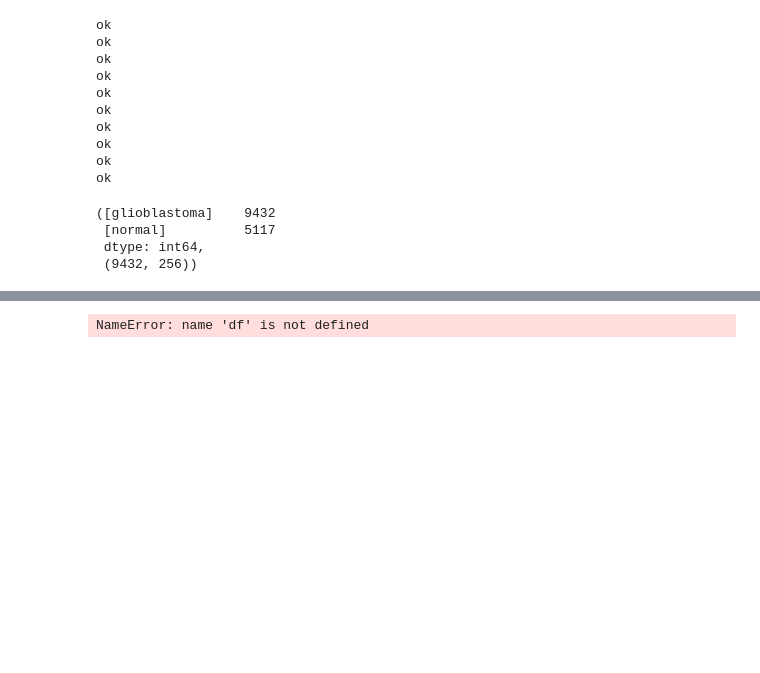
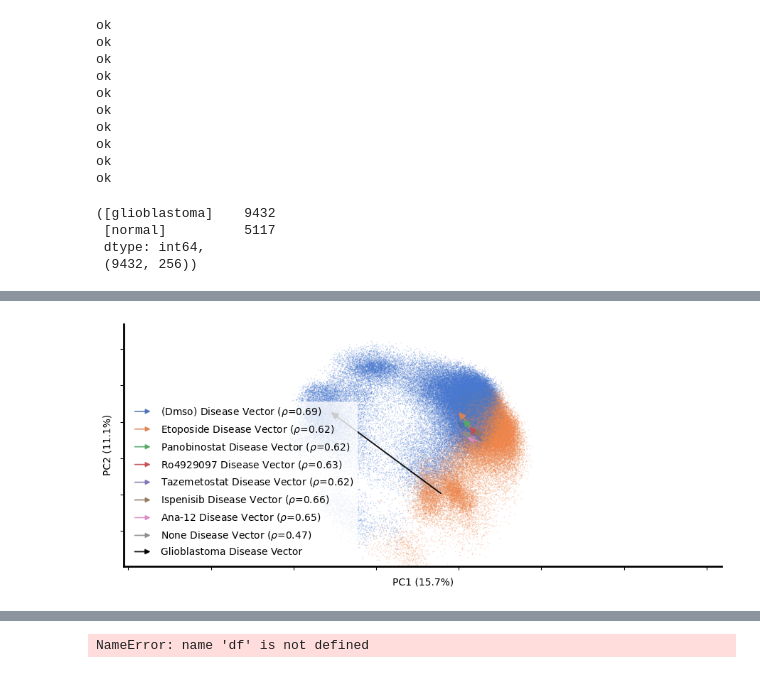
Before and after one commit to absentia-labs/disease-vectors, a Jupyter notebook: analysis/notebooks/glioblastoma_drug_screen.ipynb, the cells around one changed output, grey strips where cells are left out. Cells and saved outputs as stored; diff of their text form; code cells hidden in the pictures; blank space fills up the shorter version.

```diff
--- a/analysis/notebooks/glioblastoma_drug_screen.ipynb
+++ b/analysis/notebooks/glioblastoma_drug_screen.ipynb
@@ -199,0 +246,12 @@ centroid_study[['drug' ,'Disease Vector Position', 'Cosine Similarity of centroi
+# %%
+from sklearn.decomposition import PCA
+
+proj = PCA(n_components=2, whiten=True, svd_solver="full")
+df_cxg = pd.DataFrame({"embeddings": cxg_embeddings[0].tolist(), "disease": cxg_embeddings[2][:, 2]})
+#df_cxg.sample()
+#proj.fit(np.concatenate([np.array(df_g['embeddings'].tolist()), np.array(df_cxg['embeddings'].tolist())]))
+proj.fit(np.concatenate([np.array(df_g['embeddings'].tolist())]))
+#proj.fit(np.concatenate([np.array(df_cxg['embeddings'].tolist())]))
+df_g[['x', 'y']] = proj.transform(np.array(df_g['embeddings'].tolist())).tolist()
+df_cxg[['x', 'y']] = proj.transform(np.array(df_cxg['embeddings'].tolist())).tolist()
+df_g = df_g[df_g['disease'].isin(['[glioblastoma]', '[normal]'])]
@@ -199,0 +263,5 @@ centroid_study[['drug' ,'Disease Vector Position', 'Cosine Similarity of centroi
+# %%
+df_cxg = pd.DataFrame({"embeddings": cxg_embeddings[0].tolist(), "disease": cxg_embeddings[2][:, 2]})
+df_cxg[['x', 'y']] = proj.transform(np.array(df_cxg['embeddings'].tolist())).tolist()
+
+df_cxg.sample()
@@ -199,0 +271,80 @@ centroid_study[['drug' ,'Disease Vector Position', 'Cosine Similarity of centroi
+# %%
+SAVE = False
+fontsize = 12
+surround_border = 5
+surround_border_y = 1
+import scanpy as sc, pandas as pd, numpy as np, matplotlib.pyplot as plt, seaborn as sns
+from matplotlib.patches import FancyArrowPatch
+from matplotlib.legend_handler import HandlerPatch
+
+explained_var = proj.explained_variance_ratio_
+fig, ax = plt.subplots(1, 1, figsize=(9,4), dpi=100)
+
+all_diseases = pd.concat([df_g['disease'], df_cxg['disease']]).unique().tolist()
+palette = dict(zip(all_diseases, sns.color_palette('muted', n_colors=len(all_diseases))))
+
+sns.scatterplot(data=df_g, x='x', y='y', hue=df_g['disease'],
+                palette=palette, s=1, alpha=0.3, ax=ax, linewidth=0, zorder=1)
+sns.scatterplot(data=df_cxg, x='x', y='y', hue=df_cxg['disease'],
+                palette=palette, s=1, alpha=0.3, ax=ax, linewidth=0, zorder=1)
+
+normal_emb_g = np.vstack(df_g[df_g['disease']=="[normal]"]['embeddings']).mean(0)
+drug_vectors = {}
+for drug in df_g['drug'].unique():
+    print((df_g['disease']=='[glioblastoma]').sum())
+    drug_emb = np.vstack(df_g[(df_g['drug']==drug) & (df_g['disease']=='[glioblastoma]')]['embeddings']).mean(0)
+    drug_vectors[drug] = drug_emb - normal_emb_g
+
+drug_colors = sns.color_palette('deep', n_colors=len(drug_vectors))
+normal_umap_g = df_g[df_g['disease']=="[normal]"][['x','y']].mean().values
+
+normal_emb_c = np.vstack(df_cxg[df_cxg['disease']=="[normal]"]['embeddings']).mean(0)
+gbm_emb_c = np.vstack(df_cxg[df_cxg['disease']=="[glioblastoma]"]['embeddings']).mean(0)
+gbm_vector = gbm_emb_c - normal_emb_c
+cos = lambda a,b: np.dot(a,b)/(np.linalg.norm(a)*np.linalg.norm(b))
+
+for (drug, v), c in zip(drug_vectors.items(), drug_colors):
+    r = cos(v, gbm_vector)
+    end = df_g[df_g['drug']==drug][['x','y']].mean().values
+    ax.add_patch(FancyArrowPatch(tuple(normal_umap_g), tuple(end),
+                                 arrowstyle='-|>', mutation_scale=15,
+                                 color=c, linewidth=1.2, alpha=0.9, zorder=3,
+                                 label=f"{drug.split(' ')[-1].title()} Disease Vector ($\\rho$={r:.2f})"))
+
+normal_umap_c = df_cxg[df_cxg['disease']=="[normal]"][['x','y']].mean().values
+gbm_umap_c = df_cxg[df_cxg['disease']=="[glioblastoma]"][['x','y']].mean().values
+
+ax.add_patch(FancyArrowPatch(tuple(normal_umap_c), tuple(gbm_umap_c),
+                             arrowstyle='-|>', mutation_scale=15,
+                             color='black', linewidth=1.4, alpha=0.9,
+                             zorder=3, label="Glioblastoma Disease Vector"))
+
+def make_legend_quiver(legend, orig_handle, xdescent, ydescent, width, height, fontsize):
+    return FancyArrowPatch((0, height*0.5), (width, height*0.5),
+                           arrowstyle='-|>', mutation_scale=fontsize,
+                           color=orig_handle.get_edgecolor() if hasattr(orig_handle,"get_edgecolor") else orig_handle.get_facecolor(),
+                           linewidth=1)
+
+ax.set_xticklabels([]); ax.set_yticklabels([])
+ax.spines[['top','right']].set_linewidth(0)
+ax.spines[['bottom','left']].set_linewidth(2)
+ax.set_xlim(df_g['x'].quantile(.01)-surround_border, df_g['x'].quantile(.99)+surround_border)
+ax.set_ylim(df_g['y'].quantile(.01)-surround_border_y, df_g['y'].quantile(.99)+surround_border_y)
+ax.set_xlabel(f'PC1 ({explained_var[0]*100:.1f}%)', fontsize=fontsize-2)
+ax.set_ylabel(f'PC2 ({explained_var[1]*100:.1f}%)', fontsize=fontsize-2)
+
+handles, legend_labels_ = ax.get_legend_handles_labels()
+legend_labels_ = [' '.join([w.capitalize() for w in x[1:-1].split('_')]).replace(' Right Ventricular','')
+                  if '[' in x else x for x in legend_labels_]
+handles, legend_labels_ = zip(*[(h, l) for h, l in zip(handles, legend_labels_) if "Vector" in l])
+
+legend = ax.legend(handles, legend_labels_, frameon=True, edgecolor='none',
+                   framealpha=0.8, fontsize=fontsize-2,
+                   handler_map={FancyArrowPatch: HandlerPatch(patch_func=make_legend_quiver)})
+
+for h in legend.legendHandles:
+    if hasattr(h,"set_markersize"): h.set_markersize(6); h.set_alpha(1)
+
+plt.tight_layout()
+plt.show()
+# %% [output]
@@ -199,0 +359 @@ centroid_study[['drug' ,'Disease Vector Position', 'Cosine Similarity of centroi
+[figure, added]
```
Also changed, not shown: parts of 8 cells of this notebook, 16 other files.
